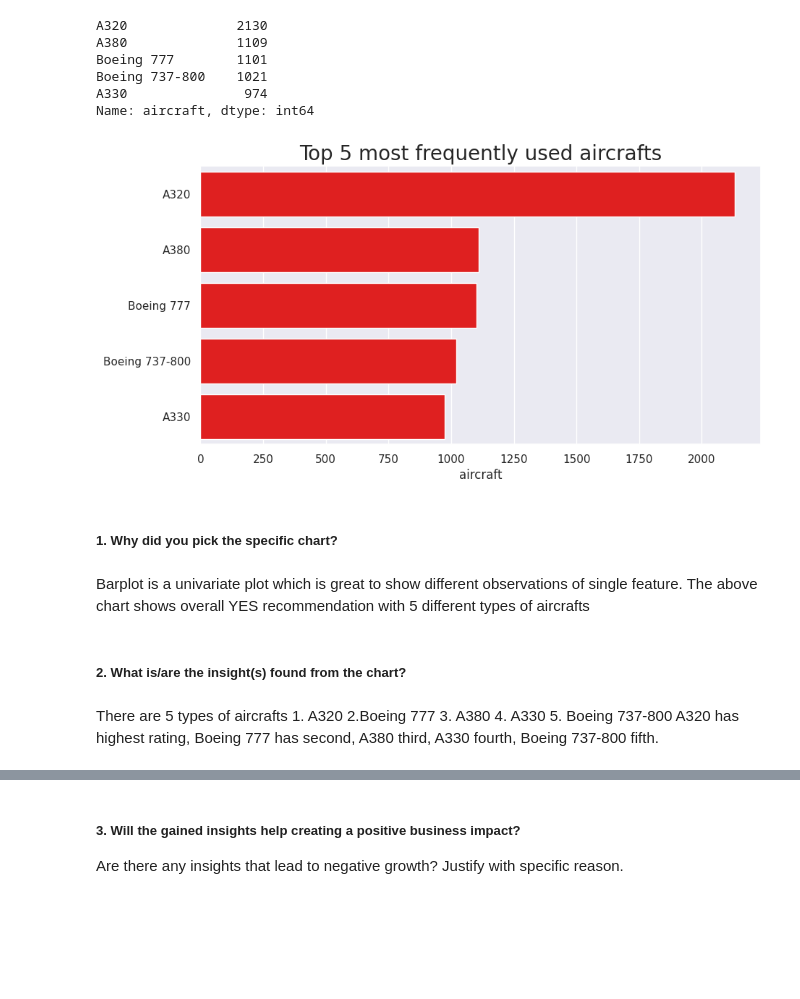
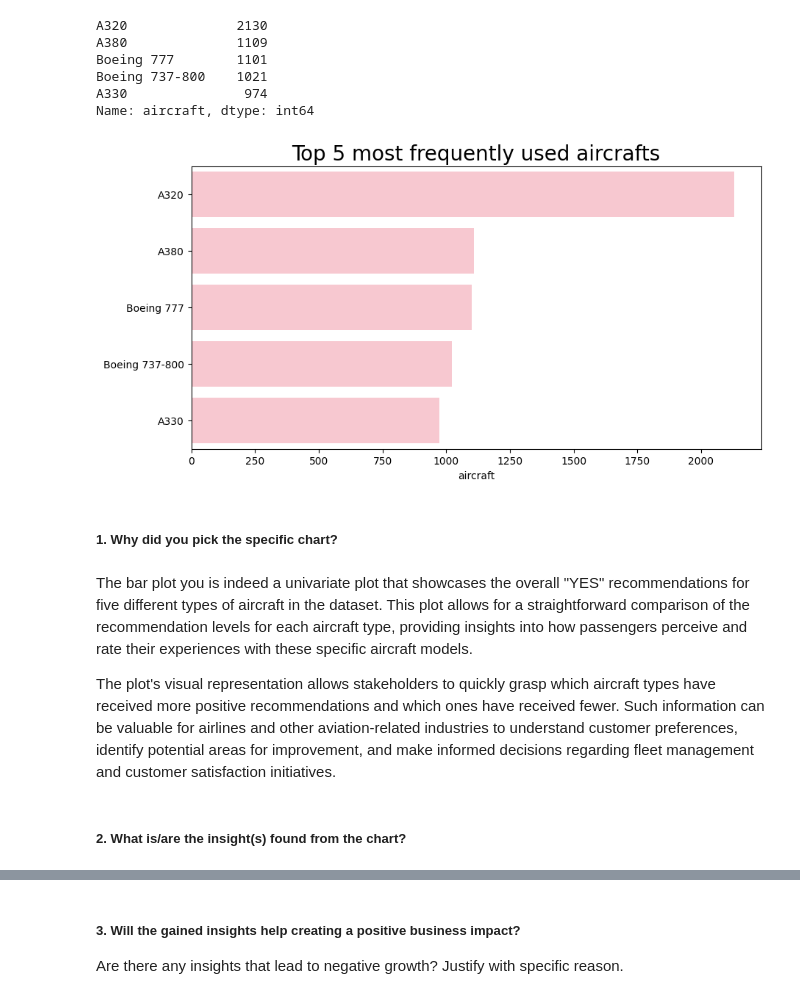
Before and after one commit to thasniyamansoora/Airline-reviews-classification, a Jupyter notebook: ThasniyaMansoora_Airline_Passenger_Referral_Prediction_capston_project.ipynb, the cells around one changed output, grey strips where cells are left out. Drawn from its saved outputs; the diff is of its cells as text; code cells hidden in the pictures; blank space fills up the shorter version.

```diff
--- a/ThasniyaMansoora_Airline_Passenger_Referral_Prediction_capston_project.ipynb
+++ b/ThasniyaMansoora_Airline_Passenger_Referral_Prediction_capston_project.ipynb
@@ -477,17 +488,16 @@ Name: aircraft, dtype: int64
 # %%
 # Visualize the most frequent aircraft
 plt.figure(figsize=(10,5))
-graph=sns.barplot(x=top_aircraft,y=top_aircraft.index,data=df, color='red')
+graph=sns.barplot(x=top_aircraft,y=top_aircraft.index,data=df, color='pink')
 graph.set_title('Top 5 most frequently used aircrafts', fontsize = 20);
 plt.show()
 # %% [output]
-[figure, old version]
+[figure, new version]
 # %% [markdown]
 ##### 1. Why did you pick the specific chart?
-# %% [markdown]
-Barplot is a univariate plot which is great to show different observations of single feature.
-The above chart shows overall YES recommendation with 5 different types of aircrafts
+# %% [markdown]
+ The bar plot you is indeed a univariate plot that showcases the overall "YES" recommendations for five different types of aircraft in the dataset. This plot allows for a straightforward comparison of the recommendation levels for each aircraft type, providing insights into how passengers perceive and rate their experiences with these specific aircraft models.
+
+The plot's visual representation allows stakeholders to quickly grasp which aircraft types have received more positive recommendations and which ones have received fewer. Such information can be valuable for airlines and other aviation-related industries to understand customer preferences, identify potential areas for improvement, and make informed decisions regarding fleet management and customer satisfaction initiatives.
 # %% [markdown]
 ##### 2. What is/are the insight(s) found from the chart?
-# %% [markdown]
-There are 5 types of aircrafts 1. A320 2.Boeing 777 3. A380 4. A330 5. Boeing 737-800 A320 has highest rating, Boeing 777 has second, A380 third, A330 fourth, Boeing 737-800 fifth.
```
Also changed, not shown: parts of 25 cells of this notebook.
